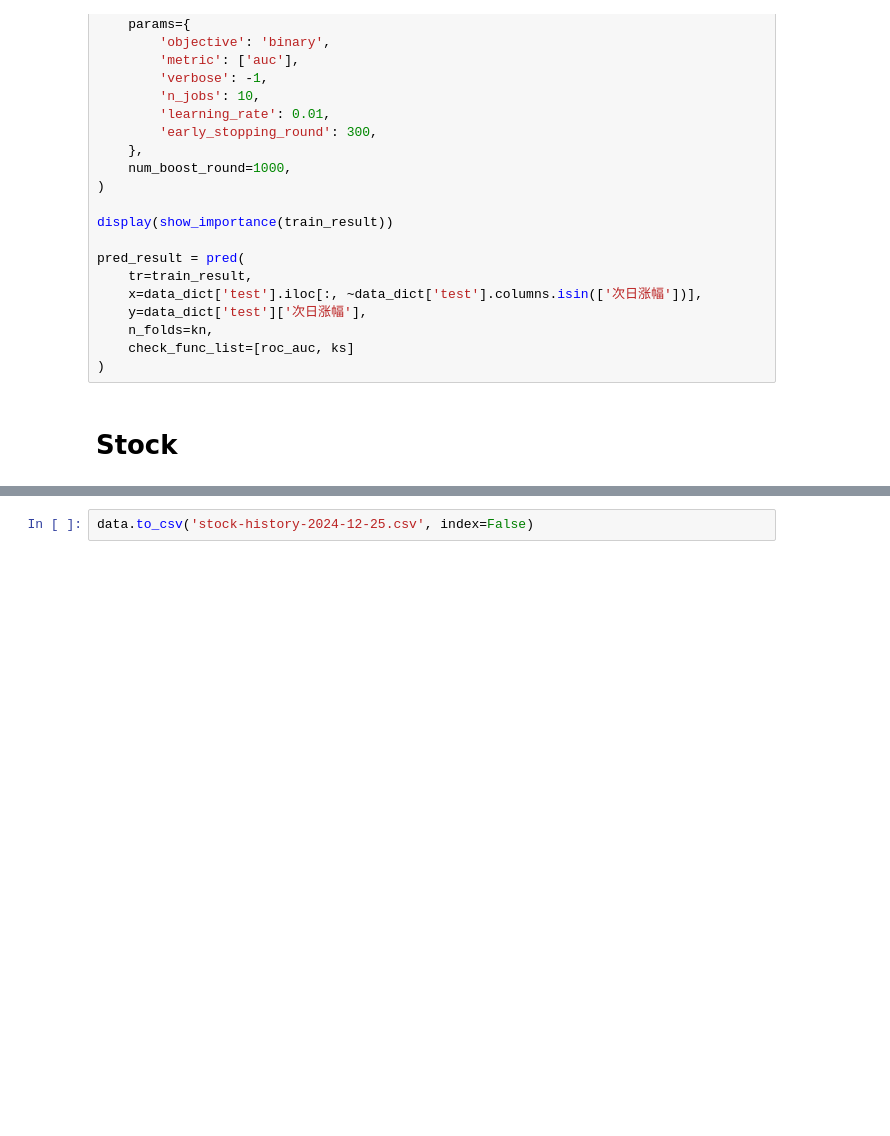
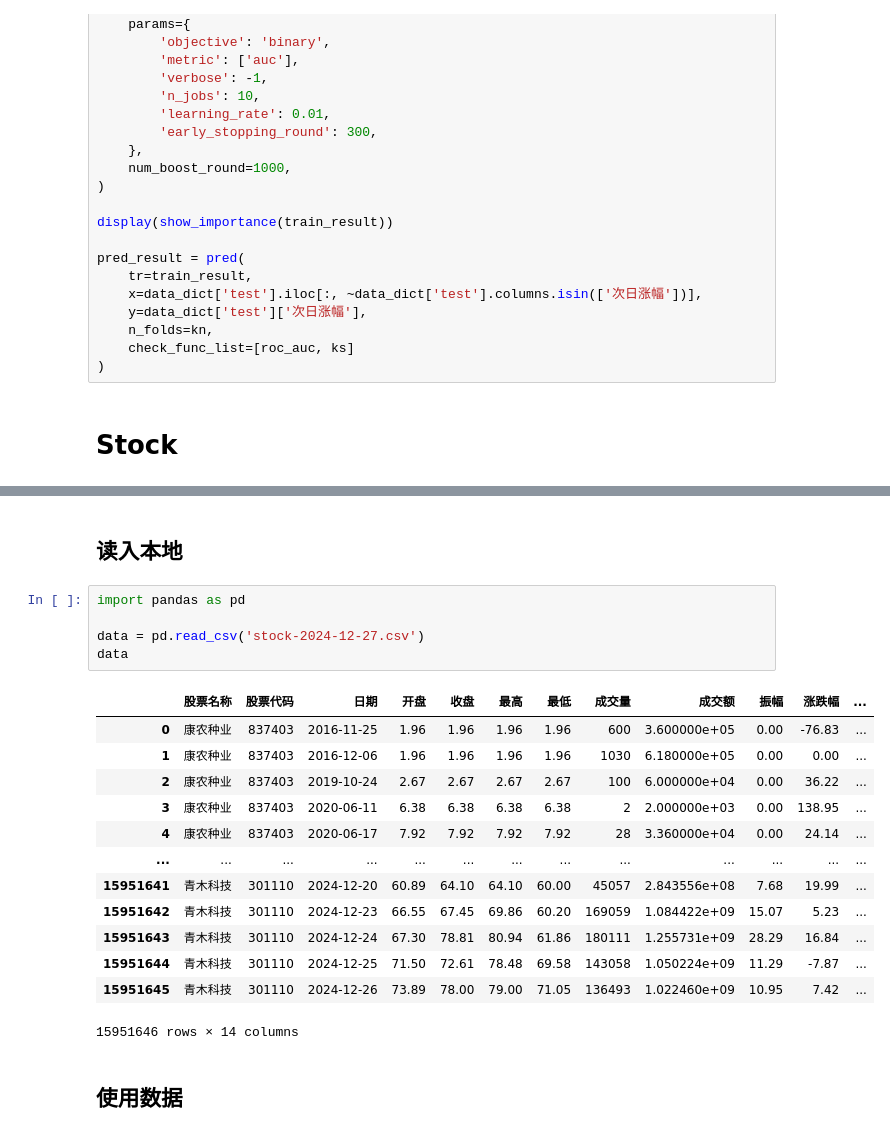
Before and after one commit to zhongshijie1995/big_quant, a Jupyter notebook: efinance_api/main.ipynb, the cells around one changed output, grey strips where cells are left out. Cells and saved outputs as stored; diff of their text form; blank space fills up the shorter version.

```diff
--- a/efinance_api/main.ipynb
+++ b/efinance_api/main.ipynb
@@ -307,2 +301,23 @@ data
-# %%
-data.to_csv('stock-history-2024-12-25.csv', index=False)
+# %% [markdown]
+## 读入本地
+# %%
+import pandas as pd
+
+data = pd.read_csv('stock-2024-12-27.csv')
+data
+# %% [output]
+|  | 股票名称 | 股票代码 | 日期 | 开盘 | 收盘 | 最高 | 最低 | 成交量 | 成交额 | 振幅 | 涨跌幅 | ... |
+| 0 | 康农种业 | 837403 | 2016-11-25 | 1.96 | 1.96 | 1.96 | 1.96 | 600 | 3.600000e+05 | 0.00 | -76.83 | ... |
+| 1 | 康农种业 | 837403 | 2016-12-06 | 1.96 | 1.96 | 1.96 | 1.96 | 1030 | 6.180000e+05 | 0.00 | 0.00 | ... |
+| 2 | 康农种业 | 837403 | 2019-10-24 | 2.67 | 2.67 | 2.67 | 2.67 | 100 | 6.000000e+04 | 0.00 | 36.22 | ... |
+| 3 | 康农种业 | 837403 | 2020-06-11 | 6.38 | 6.38 | 6.38 | 6.38 | 2 | 2.000000e+03 | 0.00 | 138.95 | ... |
+| 4 | 康农种业 | 837403 | 2020-06-17 | 7.92 | 7.92 | 7.92 | 7.92 | 28 | 3.360000e+04 | 0.00 | 24.14 | ... |
+| ... | ... | ... | ... | ... | ... | ... | ... | ... | ... | ... | ... | ... |
+| 15951641 | 青木科技 | 301110 | 2024-12-20 | 60.89 | 64.10 | 64.10 | 60.00 | 45057 | 2.843556e+08 | 7.68 | 19.99 | ... |
+| 15951642 | 青木科技 | 301110 | 2024-12-23 | 66.55 | 67.45 | 69.86 | 60.20 | 169059 | 1.084422e+09 | 15.07 | 5.23 | ... |
+| 15951643 | 青木科技 | 301110 | 2024-12-24 | 67.30 | 78.81 | 80.94 | 61.86 | 180111 | 1.255731e+09 | 28.29 | 16.84 | ... |
+| 15951644 | 青木科技 | 301110 | 2024-12-25 | 71.50 | 72.61 | 78.48 | 69.58 | 143058 | 1.050224e+09 | 11.29 | -7.87 | ... |
+| 15951645 | 青木科技 | 301110 | 2024-12-26 | 73.89 | 78.00 | 79.00 | 71.05 | 136493 | 1.022460e+09 | 10.95 | 7.42 | ... |
+15951646 rows × 14 columns
+# %% [markdown]
+## 使用数据
```
Also changed, not shown: parts of 7 cells of this notebook.
